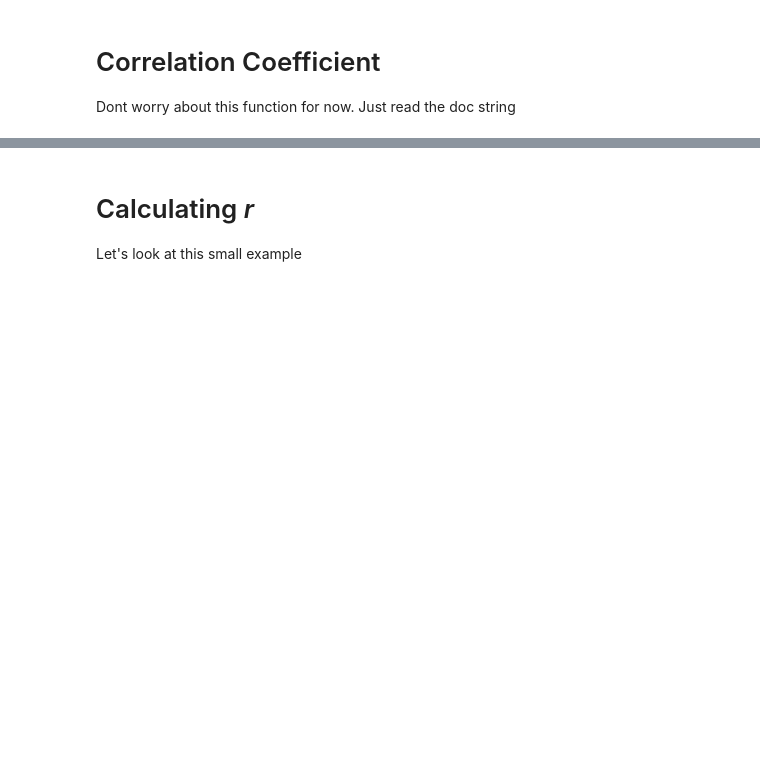
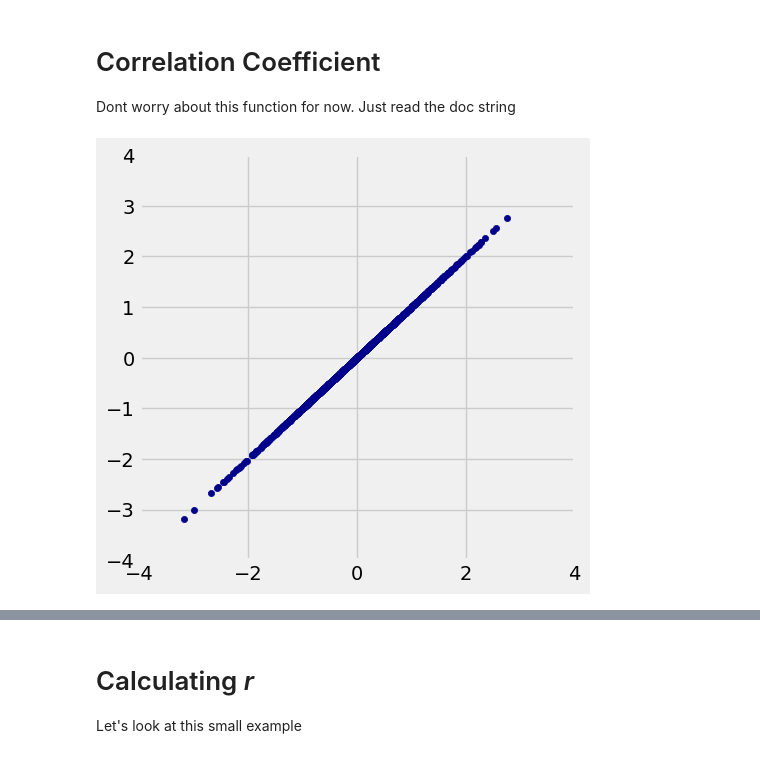
Before and after one commit to BMC-DS-100/materials-sp25, a Jupyter notebook: lec/Lecture_20_completed.ipynb, the cells around one changed output, grey strips where cells are left out. Drawn from its saved outputs; the diff is of its cells as text; code cells hidden in the pictures; blank space fills up the shorter version.

```diff
--- a/lec/Lecture_20_completed.ipynb
+++ b/lec/Lecture_20_completed.ipynb
@@ -115,4 +188,6 @@ def r_scatter(r):
 # %%
 Let's pass in different values to `r_scatter()` and see what we get
 # %%
-r_scatter(...)
+r_scatter(1)
+# %% [output]
+[figure, added]
```
Also changed, not shown: parts of 54 cells of this notebook.
